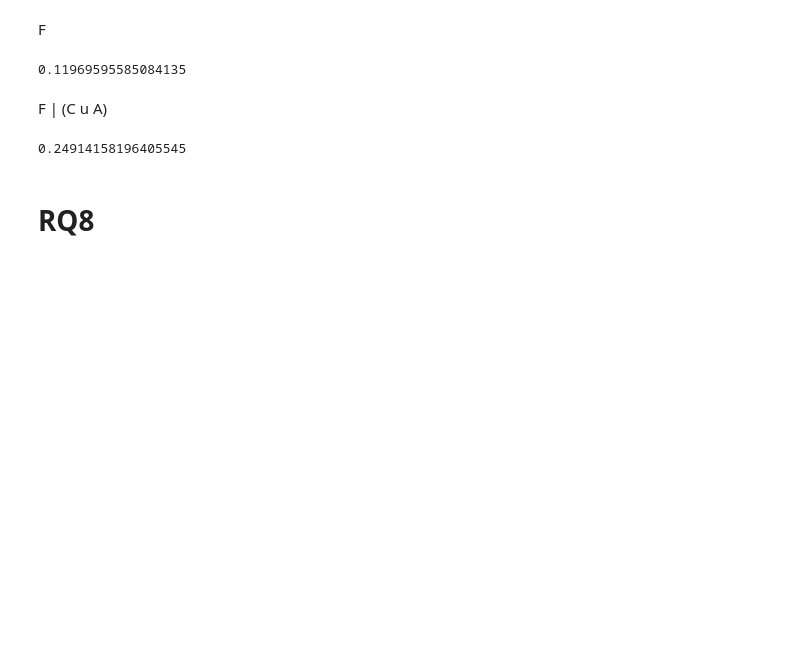
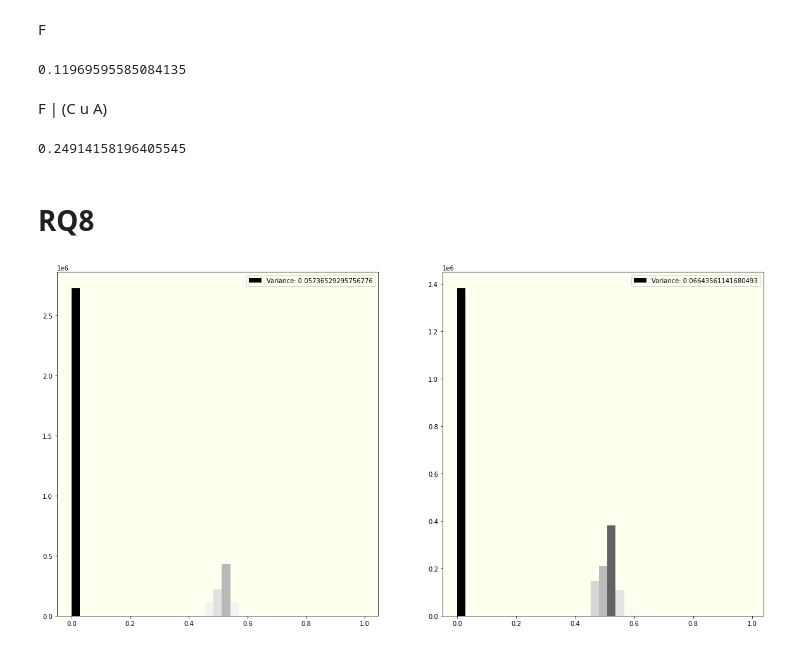
Before and after one commit to Requiem98/ADM-HW2, a Jupyter notebook: main.ipynb, the cells around one changed output. Saved outputs shown, nothing was run; the diff lists cells and outputs as text; code cells hidden in the pictures; blank space fills up the shorter version.

```diff
--- a/main.ipynb
+++ b/main.ipynb
@@ -426,3 +424,7 @@ df.probabilityQuestion5()
 0.24914158196405545
 # %% [markdown]
 # RQ8
+# %%
+df.chinese_russian_hists()
+# %% [output]
+[figure, added]
```
Also changed, not shown: parts of 21 cells of this notebook, 1 other file.
